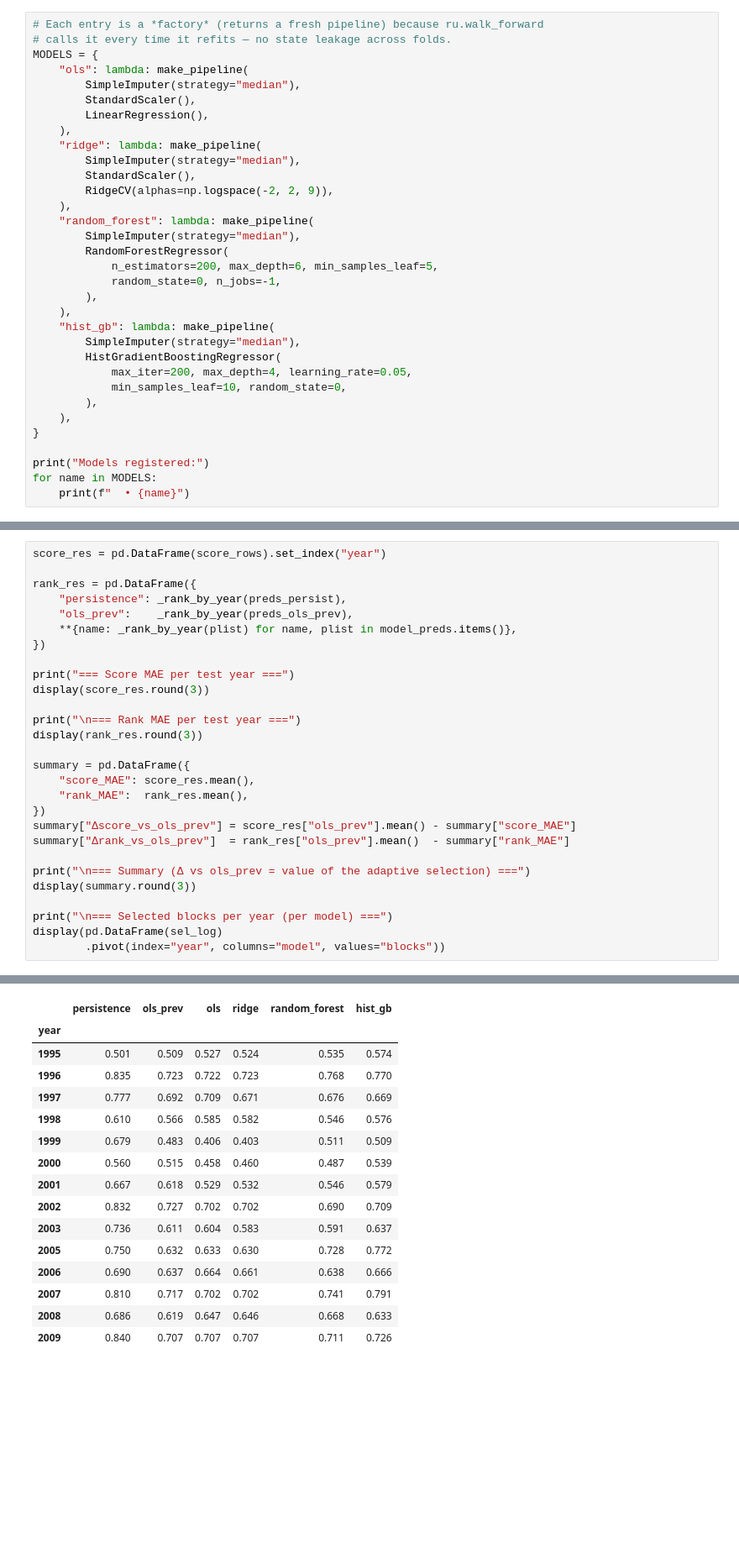
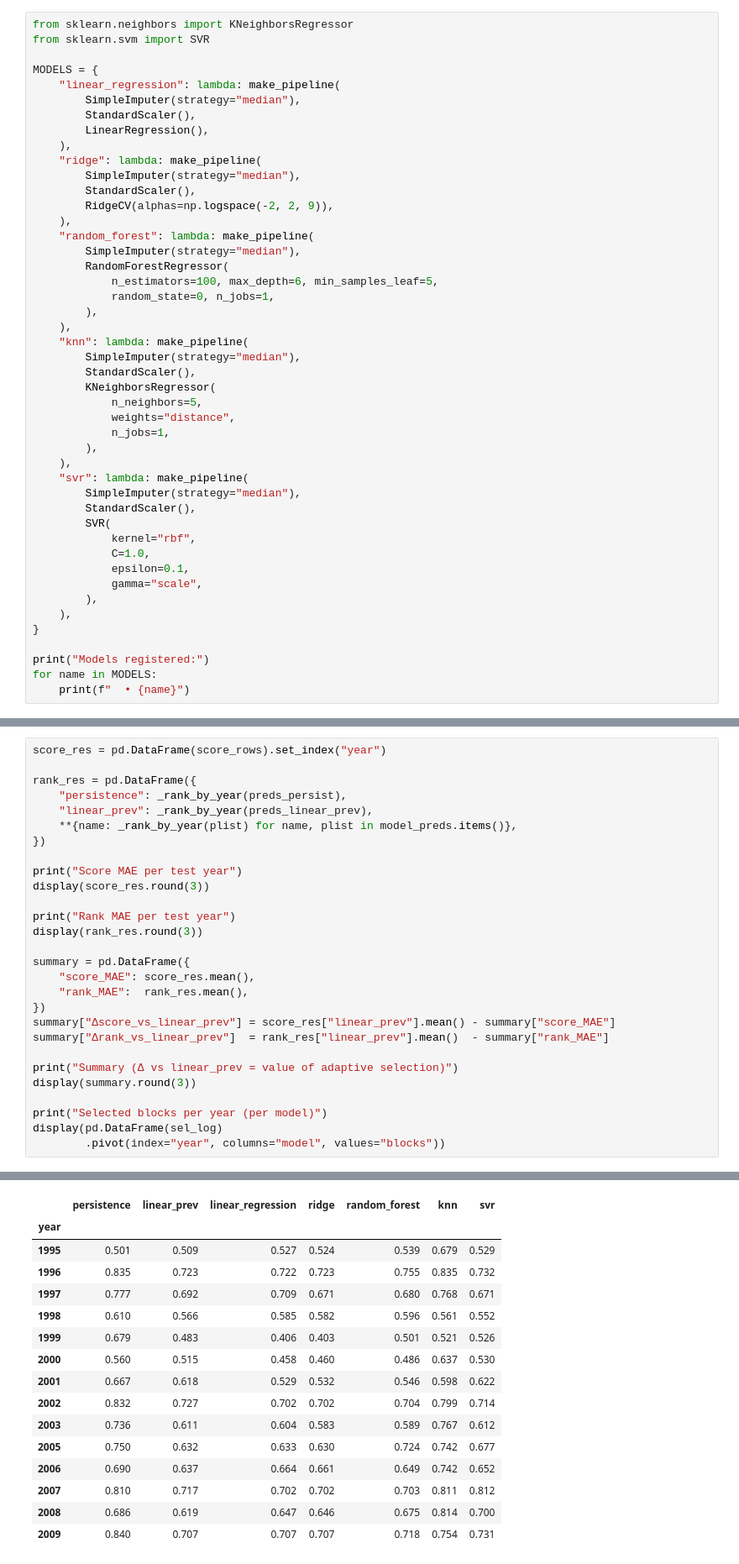
Before and after one commit to Nathan-Pinheiro/AC_hockey_predictions, a Jupyter notebook: ranking_predictions.ipynb, the cells around one changed output, grey strips where cells are left out. Shown at 84% size. Saved outputs shown, nothing was run; the diff lists cells and outputs as text; blank space fills up the shorter version.

```diff
--- a/ranking_predictions.ipynb
+++ b/ranking_predictions.ipynb
@@ -84,8 +100,9 @@ Feature blocks available: ['prev_points', 'history_points', 'trend', 'rank_histo
 # %%
-# Each entry is a *factory* (returns a fresh pipeline) because ru.walk_forward
-# calls it every time it refits — no state leakage across folds.
+from sklearn.neighbors import KNeighborsRegressor
+from sklearn.svm import SVR
+
 MODELS = {
-    "ols": lambda: make_pipeline(
+    "linear_regression": lambda: make_pipeline(
         SimpleImputer(strategy="median"),
         StandardScaler(),
         LinearRegression(),
@@ -98,15 +115,27 @@ MODELS = {
     "random_forest": lambda: make_pipeline(
         SimpleImputer(strategy="median"),
         RandomForestRegressor(
-            n_estimators=200, max_depth=6, min_samples_leaf=5,
-            random_state=0, n_jobs=-1,
+            n_estimators=100, max_depth=6, min_samples_leaf=5,
+            random_state=0, n_jobs=1,
         ),
     ),
-    "hist_gb": lambda: make_pipeline(
+    "knn": lambda: make_pipeline(
         SimpleImputer(strategy="median"),
-        HistGradientBoostingRegressor(
-            max_iter=200, max_depth=4, learning_rate=0.05,
-            min_samples_leaf=10, random_state=0,
+        StandardScaler(),
+        KNeighborsRegressor(
+            n_neighbors=5,
+            weights="distance",
+            n_jobs=1,
+        ),
+    ),
+    "svr": lambda: make_pipeline(
+        SimpleImputer(strategy="median"),
+        StandardScaler(),
+        SVR(
+            kernel="rbf",
+            C=1.0,
+            epsilon=0.1,
+            gamma="scale",
         ),
     ),
 }
@@ -291,27 +296,27 @@ score_res = pd.DataFrame(score_rows).set_index("year")
 
 rank_res = pd.DataFrame({
     "persistence": _rank_by_year(preds_persist),
-    "ols_prev":    _rank_by_year(preds_ols_prev),
+    "linear_prev": _rank_by_year(preds_linear_prev),
     **{name: _rank_by_year(plist) for name, plist in model_preds.items()},
 })
 
-print("=== Score MAE per test year ===")
+print("Score MAE per test year")
 display(score_res.round(3))
 
-print("\n=== Rank MAE per test year ===")
+print("Rank MAE per test year")
 display(rank_res.round(3))
 
 summary = pd.DataFrame({
     "score_MAE": score_res.mean(),
     "rank_MAE":  rank_res.mean(),
 })
-summary["Δscore_vs_ols_prev"] = score_res["ols_prev"].mean() - summary["score_MAE"]
-summary["Δrank_vs_ols_prev"]  = rank_res["ols_prev"].mean()  - summary["rank_MAE"]
+summary["Δscore_vs_linear_prev"] = score_res["linear_prev"].mean() - summary["score_MAE"]
+summary["Δrank_vs_linear_prev"]  = rank_res["linear_prev"].mean()  - summary["rank_MAE"]
 
-print("\n=== Summary (Δ vs ols_prev = value of the adaptive selection) ===")
+print("Summary (Δ vs linear_prev = value of adaptive selection)")
 display(summary.round(3))
 
-print("\n=== Selected blocks per year (per model) ===")
+print("Selected blocks per year (per model)")
 display(pd.DataFrame(sel_log)
         .pivot(index="year", columns="model", values="blocks"))
 # %% [output]
@@ -319,16 +324,16 @@ display(pd.DataFrame(sel_log)
-|  | persistence | ols_prev | ols | ridge | random_forest | hist_gb |
-| year |  |  |  |  |  |  |
-| 1995 | 0.501 | 0.509 | 0.527 | 0.524 | 0.535 | 0.574 |
-| 1996 | 0.835 | 0.723 | 0.722 | 0.723 | 0.768 | 0.770 |
-| 1997 | 0.777 | 0.692 | 0.709 | 0.671 | 0.676 | 0.669 |
-| 1998 | 0.610 | 0.566 | 0.585 | 0.582 | 0.546 | 0.576 |
-| 1999 | 0.679 | 0.483 | 0.406 | 0.403 | 0.511 | 0.509 |
-| 2000 | 0.560 | 0.515 | 0.458 | 0.460 | 0.487 | 0.539 |
-| 2001 | 0.667 | 0.618 | 0.529 | 0.532 | 0.546 | 0.579 |
-| 2002 | 0.832 | 0.727 | 0.702 | 0.702 | 0.690 | 0.709 |
-| 2003 | 0.736 | 0.611 | 0.604 | 0.583 | 0.591 | 0.637 |
-| 2005 | 0.750 | 0.632 | 0.633 | 0.630 | 0.728 | 0.772 |
-| 2006 | 0.690 | 0.637 | 0.664 | 0.661 | 0.638 | 0.666 |
-| 2007 | 0.810 | 0.717 | 0.702 | 0.702 | 0.741 | 0.791 |
-| 2008 | 0.686 | 0.619 | 0.647 | 0.646 | 0.668 | 0.633 |
-| 2009 | 0.840 | 0.707 | 0.707 | 0.707 | 0.711 | 0.726 |
+|  | persistence | linear_prev | linear_regression | ridge | random_forest | knn | svr |
+| year |  |  |  |  |  |  |  |
+| 1995 | 0.501 | 0.509 | 0.527 | 0.524 | 0.539 | 0.679 | 0.529 |
+| 1996 | 0.835 | 0.723 | 0.722 | 0.723 | 0.755 | 0.835 | 0.732 |
+| 1997 | 0.777 | 0.692 | 0.709 | 0.671 | 0.680 | 0.768 | 0.671 |
+| 1998 | 0.610 | 0.566 | 0.585 | 0.582 | 0.596 | 0.561 | 0.552 |
+| 1999 | 0.679 | 0.483 | 0.406 | 0.403 | 0.501 | 0.521 | 0.526 |
+| 2000 | 0.560 | 0.515 | 0.458 | 0.460 | 0.486 | 0.637 | 0.530 |
+| 2001 | 0.667 | 0.618 | 0.529 | 0.532 | 0.546 | 0.598 | 0.622 |
+| 2002 | 0.832 | 0.727 | 0.702 | 0.702 | 0.704 | 0.799 | 0.714 |
+| 2003 | 0.736 | 0.611 | 0.604 | 0.583 | 0.589 | 0.767 | 0.612 |
+| 2005 | 0.750 | 0.632 | 0.633 | 0.630 | 0.724 | 0.742 | 0.677 |
+| 2006 | 0.690 | 0.637 | 0.664 | 0.661 | 0.649 | 0.742 | 0.652 |
+| 2007 | 0.810 | 0.717 | 0.702 | 0.702 | 0.703 | 0.811 | 0.812 |
+| 2008 | 0.686 | 0.619 | 0.647 | 0.646 | 0.675 | 0.814 | 0.700 |
+| 2009 | 0.840 | 0.707 | 0.707 | 0.707 | 0.718 | 0.754 | 0.731 |
```
Also changed, not shown: parts of 13 cells of this notebook.
